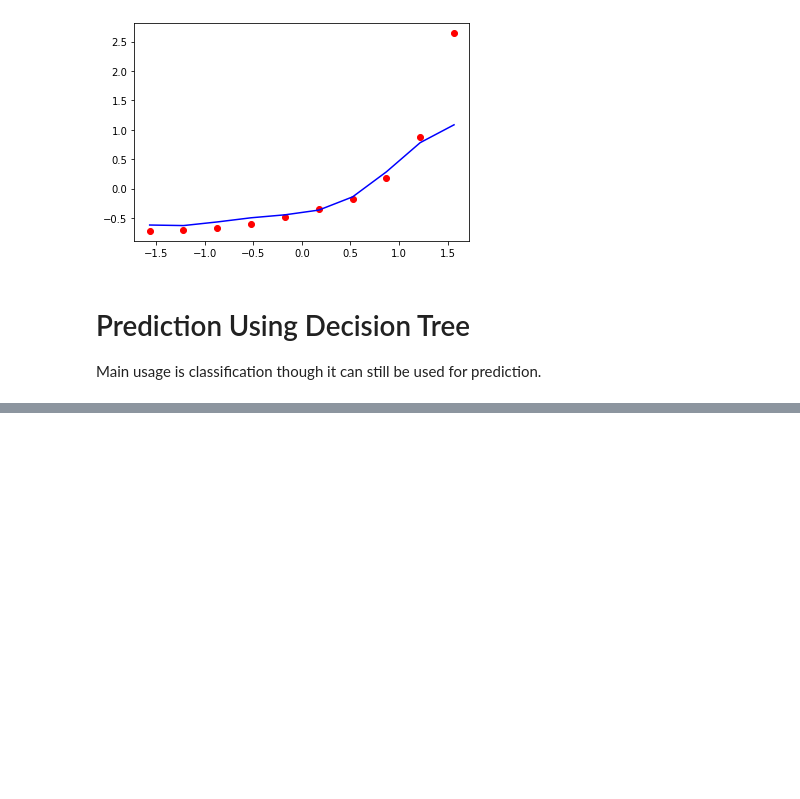
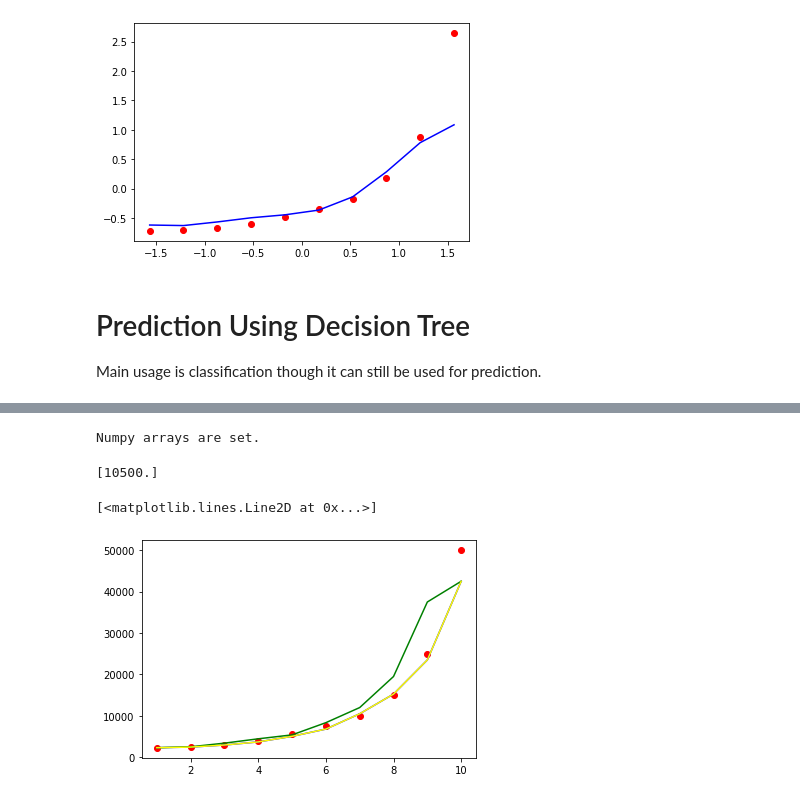
Before and after one commit to grkmkcgl/BTK-Intro-To-Machine-Learning, a Jupyter notebook: ML_BTK_3.ipynb, the cells around one changed output, grey strips where cells are left out. Cells and saved outputs as stored; diff of their text form; code cells hidden in the pictures; blank space fills up the shorter version.

```diff
--- a/ML_BTK_3.ipynb
+++ b/ML_BTK_3.ipynb
@@ -61,4 +124,4 @@ Main usage is classification though it can still be used for prediction.
 # %%
 uploaded = files.upload()
-data = pd.read_csv(io.BytesIO(uploaded['veriler.txt']))
+data = pd.read_csv(io.BytesIO(uploaded['maaslar.txt']))
 print("Done")
@@ -64,0 +132,27 @@ print("Done")
+# %%
+x = data.iloc[:,1:2]
+y = data.iloc[:,2:]
+X = x.values
+Y = y.values
+print("Numpy arrays are set.")
+# %% [output]
+Numpy arrays are set.
+# %%
+from sklearn.ensemble import RandomForestRegressor
+# n_estimators selects how many decision tree will be used.
+rf_reg = RandomForestRegressor(n_estimators = 10, random_state=0)
+rf_reg.fit(X, Y)
+Z = X + 0.5
+K = X - 0.4
+
+print(rf_reg.predict([[6.6]]))
+
+plt.scatter(X, Y, color='red')
+plt.plot(X, rf_reg.predict(X), color='blue')
+
+plt.plot(X, rf_reg.predict(Z), color='green')
+plt.plot(X, rf_reg.predict(K), color='yellow')
+# %% [output]
+[10500.]
+[<matplotlib.lines.Line2D at 0x...>]
+[figure, added]
```
Also changed, not shown: parts of 8 cells of this notebook.
